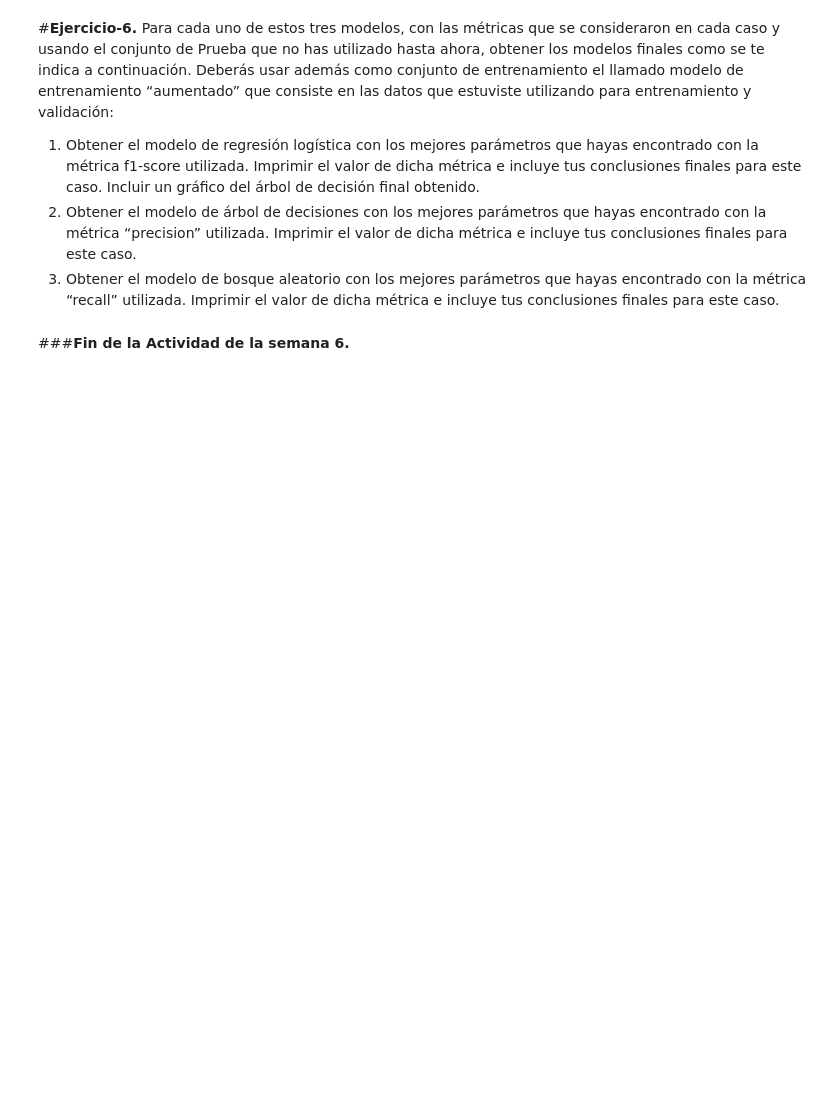
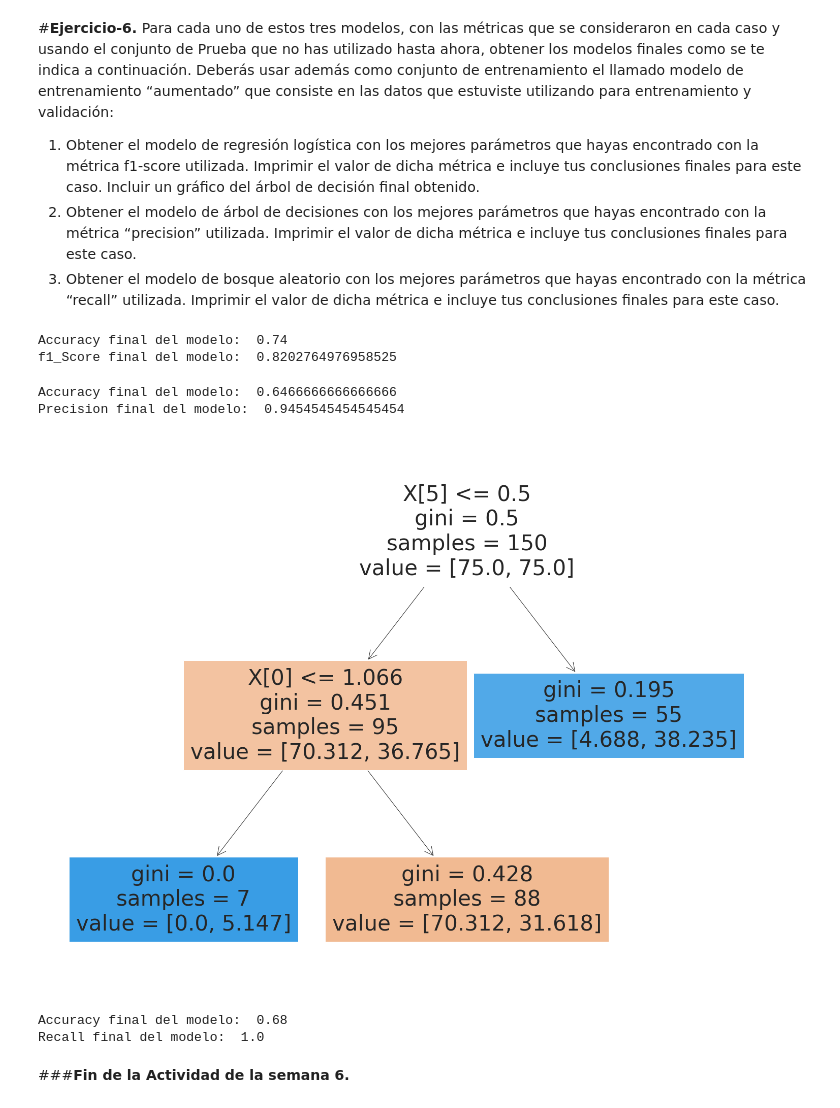
Before and after one commit to jorgefdzlara/iayaa-Equipo-17, a Jupyter notebook: MNA_IAyAA_semana_6_Actividad_Equipo_17.ipynb, the cells around one changed output. Cells and saved outputs as stored; diff of their text form; code cells hidden in the pictures; blank space fills up the shorter version.

```diff
--- a/MNA_IAyAA_semana_6_Actividad_Equipo_17.ipynb
+++ b/MNA_IAyAA_semana_6_Actividad_Equipo_17.ipynb
@@ -764,2 +762,69 @@ None
+# %%
+#Definimos nuestro modelo
+final_model_LR= LogisticRegression(C=1.0, class_weight=None, penalty= 'l2', solver= 'liblinear')
+
+#Lo entrenamos por ultima vez
+Xc_train=columnasTransformer.fit(X_train)
+Xx_train=Xc_train.transform(X_train)
+final_model_LR.fit(Xx_train, np.ravel(y_train))
+
+#Transformamos los datos de prueba y los utilizamos por primera vez para obtener sus predicciones
+# y desempeño del modelo:
+Xx_test = Xc_train.transform(X_test)
+print('Accuracy final del modelo: ', final_model_LR.score(Xx_test, np.ravel(y_test)))
+
+pp = final_model_LR.predict(Xx_test)
+
+print('f1_Score final del modelo: ', calculate_f1score(y_test,pp) )
+# %% [output]
+Accuracy final del modelo:  0.74
+f1_Score final del modelo:  0.8202764976958525
+# %%
+#Definimos nuestro modelo
+final_model_DTC= DecisionTreeClassifier(ccp_alpha= 0.02, class_weight= 'balanced', criterion= 'gini', max_depth= 5, min_samples_split= 2)
+
+#Lo entrenamos por ultima vez
+Xc_train=columnasTransformer.fit(X_train)
+Xx_train=Xc_train.transform(X_train)
+final_model_DTC.fit(Xx_train, np.ravel(y_train))
+
+#Transformamos los datos de prueba y los utilizamos por primera vez para obtener sus predicciones
+# y desempeño del modelo:
+Xx_test = Xc_train.transform(X_test)
+print('Accuracy final del modelo: ', final_model_DTC.score(Xx_test, np.ravel(y_test)))
+
+pp_DTC = final_model_DTC.predict(Xx_test)
+
+print('Precision final del modelo: ', calculate_precision(y_test,pp_DTC) )
+# %% [output]
+Accuracy final del modelo:  0.6466666666666666
+Precision final del modelo:  0.9454545454545454
+# %%
+from sklearn import tree
+fig = plt.figure(figsize=(25,20))
+_ = tree.plot_tree(final_model_DTC.fit(Xx_test, np.ravel(y_test)),
+                   filled=True)
+# %% [output]
+[figure, added]
+# %%
+#Definimos nuestro modelo
+final_model_RF= RandomForestClassifier(ccp_alpha= 0.01, class_weight= None, criterion= 'gini', max_depth= 3, min_samples_split= 2)
+
+#Lo entrenamos por ultima vez
+Xc_train=columnasTransformer.fit(X_train)
+Xx_train=Xc_train.transform(X_train)
+final_model_RF.fit(Xx_train, np.ravel(y_train))
+
+#Transformamos los datos de prueba y los utilizamos por primera vez para obtener sus predicciones
+# y desempeño del modelo:
+Xx_test = Xc_train.transform(X_test)
+print('Accuracy final del modelo: ', final_model_RF.score(Xx_test, np.ravel(y_test)))
+
+pp_RF = final_model_RF.predict(Xx_test)
+
+print('Recall final del modelo: ', calculate_recall(y_test,pp_RF) )
+# %% [output]
+Accuracy final del modelo:  0.68
+Recall final del modelo:  1.0
 # %% [markdown]
 ###**Fin de la Actividad de la semana 6.**
```
Also changed, not shown: parts of 11 cells of this notebook.
